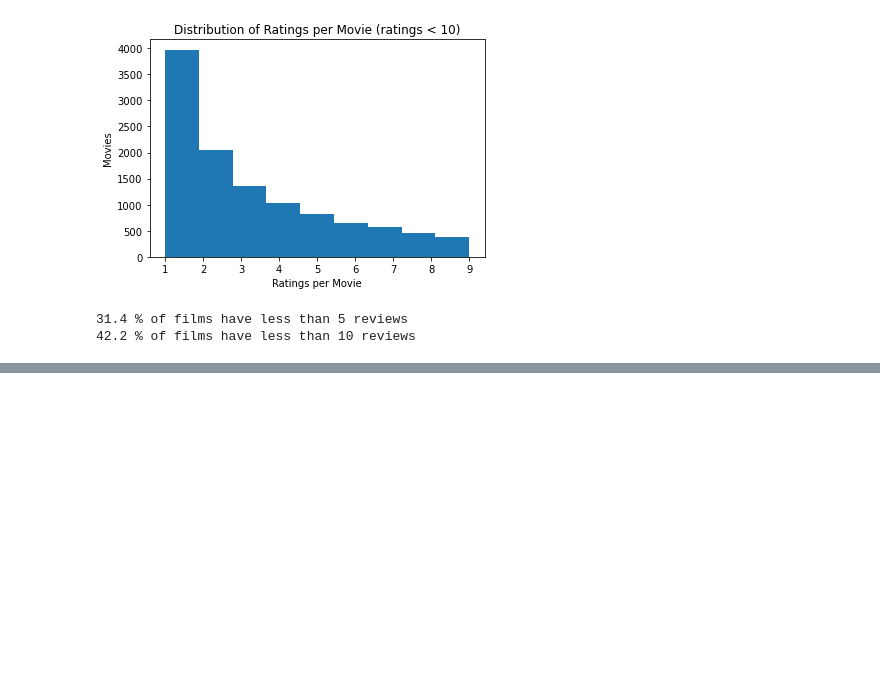
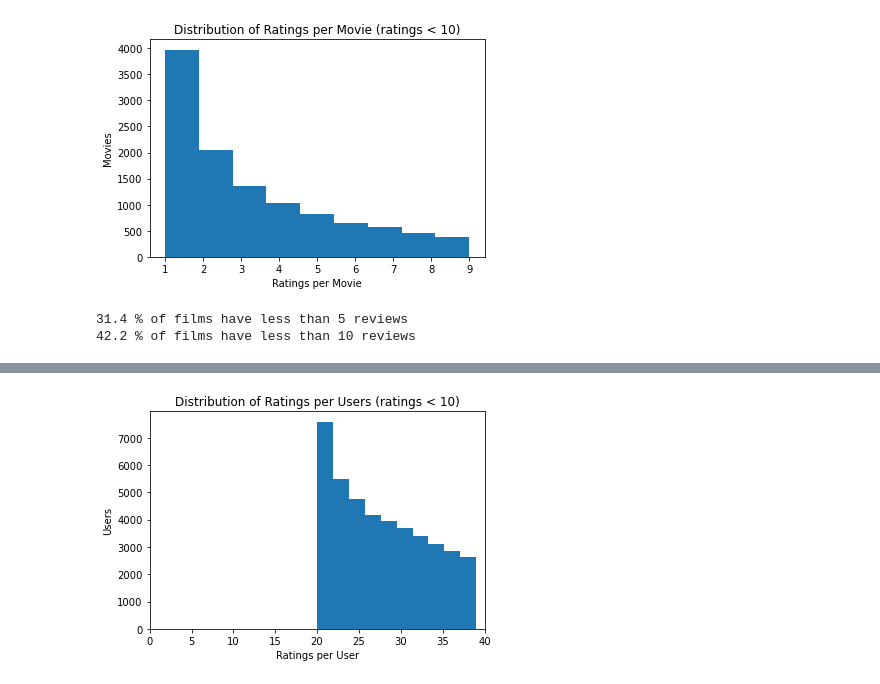
Before and after one commit to dtamb/recsys_prod, a Jupyter notebook: notebooks/01_eda.ipynb, the cells around one changed output, grey strips where cells are left out. Drawn from its saved outputs; the diff is of its cells as text; code cells hidden in the pictures; blank space fills up the shorter version.

```diff
--- a/notebooks/01_eda.ipynb
+++ b/notebooks/01_eda.ipynb
@@ -136,0 +167,10 @@ print(f'{100*pct_lt_10:.1f} % of films have less than 10 reviews')
+# %%
+# Showcasing users in the smallest bucket, i.e. < 40 reviews
+plt.hist(ratings_per_user[ratings_per_user.total_reviews < 40], bins=10)
+plt.xlim(0,40)
+plt.xlabel("Ratings per User")
+plt.ylabel("Users")
+plt.title("Distribution of Ratings per Users (ratings < 10)")
+plt.show()
+# %% [output]
+[figure, added]
```
Also changed, not shown: parts of 7 cells of this notebook.
